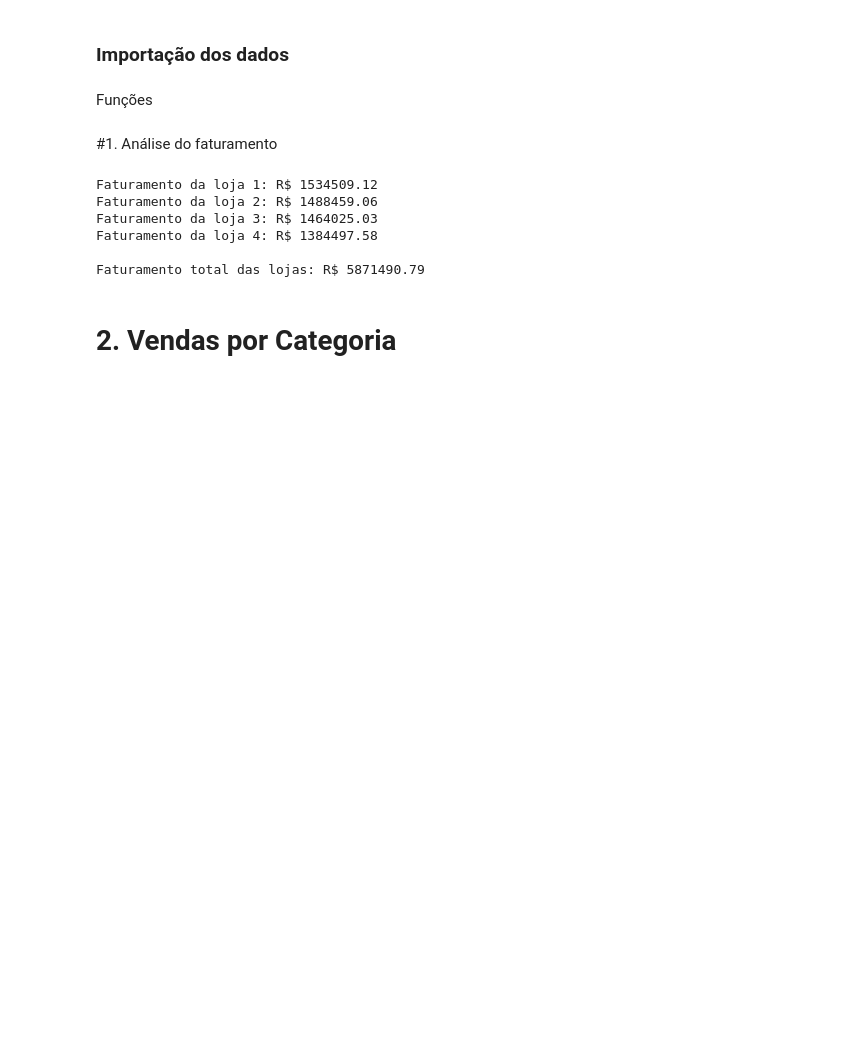
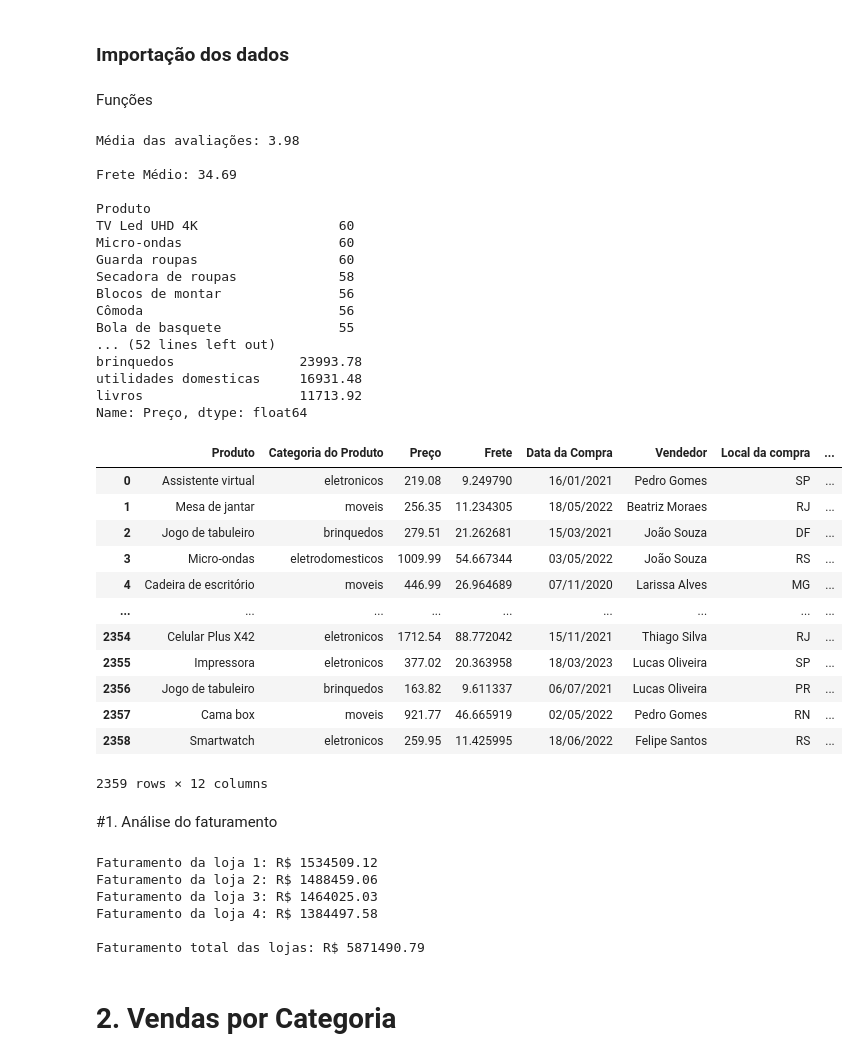
Before and after one commit to TyrGunllod/alura_store, a Jupyter notebook: AluraStoreBr.ipynb, the cells around one changed output. Saved outputs shown, nothing was run; the diff lists cells and outputs as text; code cells hidden in the pictures; blank space fills up the shorter version.

Commit message:
Adicionada a função de cáculo de media, para o frete e as avaliações.

```diff
--- a/AluraStoreBr.ipynb
+++ b/AluraStoreBr.ipynb
@@ -27,29 +32,47 @@ def soma_por_coluna(arquivo, coluna):
 # %%
-
-#print('')
-
-#Pandas -  media avaliações
-avaliacoes_media = round(loja["Avaliação da compra"].mean(), 2)
-print('Média das avaliações:', avaliacoes_media)
-print('')
-
-#Pandas -  Frete medio
-frete_medio = round(loja["Frete"].mean(), 2)
-print('Frete Médio:', frete_medio)
-print('')
-
 #Pandas - soma de produtos do maior para o menor
 quantidade_produtos_por_tipo = loja.groupby("Produto").size().sort_values(ascending=False)
 print(quantidade_produtos_por_tipo)
 print('')
 
 #Pandas - soma por categoria do maior para o menor
 soma_por_categoria = loja.groupby("Categoria do Produto")["Preço"].sum().sort_values(ascending=False)
 print(soma_por_categoria)
 print('')
 
 
 loja
+# %% [output]
+Média das avaliações: 3.98
+
+Frete Médio: 34.69
+
+Produto
+TV Led UHD 4K                  60
+Micro-ondas                    60
+Guarda roupas                  60
+Secadora de roupas             58
+Blocos de montar               56
+Cômoda                         56
+Bola de basquete               55
+... (52 lines left out)
+brinquedos                23993.78
+utilidades domesticas     16931.48
+livros                    11713.92
+Name: Preço, dtype: float64
+|  | Produto | Categoria do Produto | Preço | Frete | Data da Compra | Vendedor | Local da compra | ... |
+| 0 | Assistente virtual | eletronicos | 219.08 | 9.249790 | 16/01/2021 | Pedro Gomes | SP | ... |
+| 1 | Mesa de jantar | moveis | 256.35 | 11.234305 | 18/05/2022 | Beatriz Moraes | RJ | ... |
+| 2 | Jogo de tabuleiro | brinquedos | 279.51 | 21.262681 | 15/03/2021 | João Souza | DF | ... |
+| 3 | Micro-ondas | eletrodomesticos | 1009.99 | 54.667344 | 03/05/2022 | João Souza | RS | ... |
+| 4 | Cadeira de escritório | moveis | 446.99 | 26.964689 | 07/11/2020 | Larissa Alves | MG | ... |
+| ... | ... | ... | ... | ... | ... | ... | ... | ... |
+| 2354 | Celular Plus X42 | eletronicos | 1712.54 | 88.772042 | 15/11/2021 | Thiago Silva | RJ | ... |
+| 2355 | Impressora | eletronicos | 377.02 | 20.363958 | 18/03/2023 | Lucas Oliveira | SP | ... |
+| 2356 | Jogo de tabuleiro | brinquedos | 163.82 | 9.611337 | 06/07/2021 | Lucas Oliveira | PR | ... |
+| 2357 | Cama box | moveis | 921.77 | 46.665919 | 02/05/2022 | Pedro Gomes | RN | ... |
+| 2358 | Smartwatch | eletronicos | 259.95 | 11.425995 | 18/06/2022 | Felipe Santos | RS | ... |
+2359 rows × 12 columns
 # %% [markdown]
 #1. Análise do faturamento
 # %%
```
Also changed, not shown: parts of 4 cells of this notebook.
